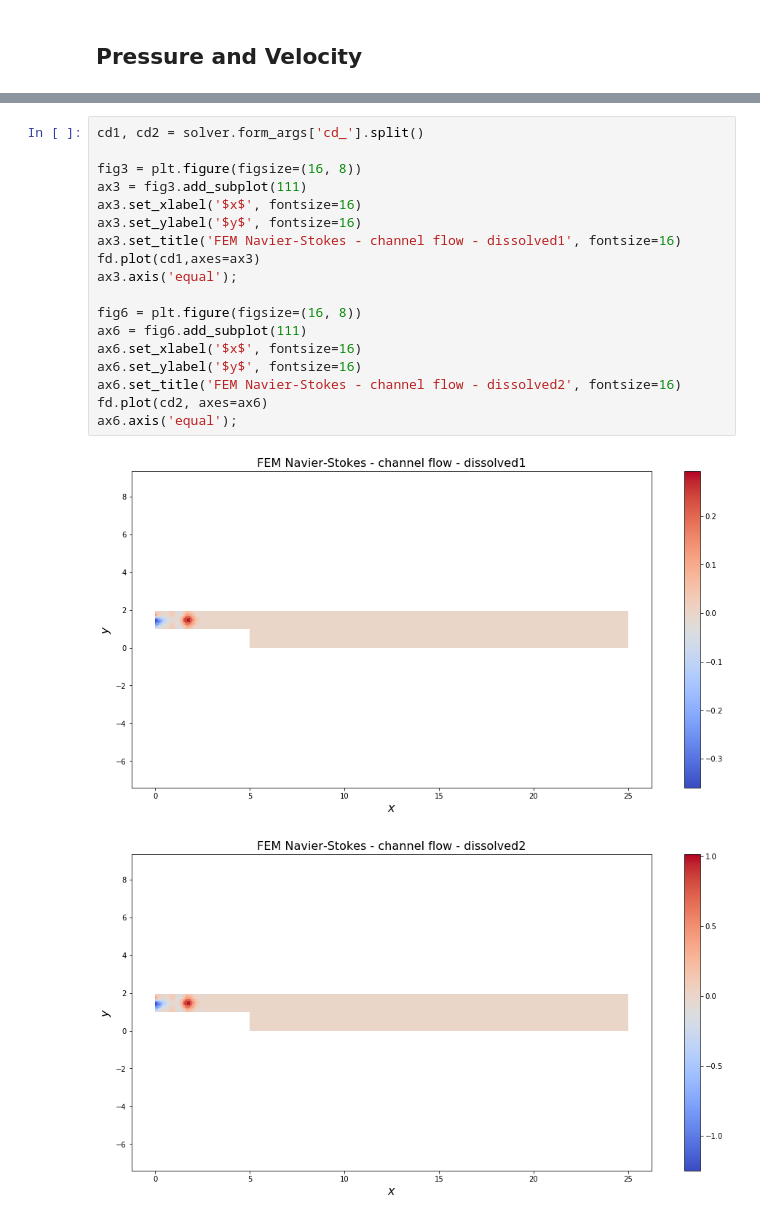
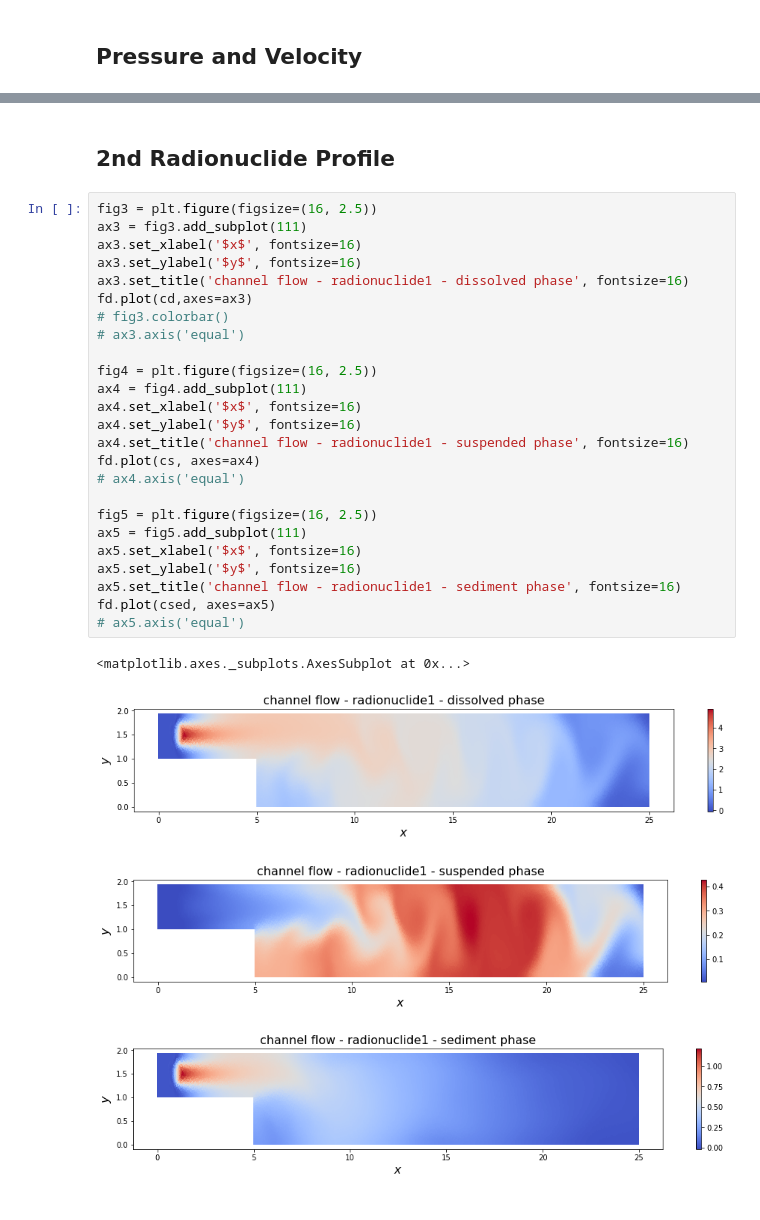
Before and after one commit to msc-acse/acse-9-independent-research-project-kmei92, a Jupyter notebook: acse/fireframe/demo/radio_transport_demo.ipynb, the cells around one changed output, grey strips where cells are left out. Saved outputs shown, nothing was run; the diff lists cells and outputs as text.

```diff
--- a/acse/fireframe/demo/radio_transport_demo.ipynb
+++ b/acse/fireframe/demo/radio_transport_demo.ipynb
@@ -116,21 +163,32 @@ ax2.axis('equal');
+# %% [markdown]
+## 2nd Radionuclide Profile
 # %%
-cd1, cd2 = solver.form_args['cd_'].split()
-
-fig3 = plt.figure(figsize=(16, 8))
+fig3 = plt.figure(figsize=(16, 2.5))
 ax3 = fig3.add_subplot(111)
 ax3.set_xlabel('$x$', fontsize=16)
 ax3.set_ylabel('$y$', fontsize=16)
-ax3.set_title('FEM Navier-Stokes - channel flow - dissolved1', fontsize=16)
-fd.plot(cd1,axes=ax3)
-ax3.axis('equal');
+ax3.set_title('channel flow - radionuclide1 - dissolved phase', fontsize=16)
+fd.plot(cd,axes=ax3)
+# fig3.colorbar()
+# ax3.axis('equal')
 
-fig6 = plt.figure(figsize=(16, 8))
-ax6 = fig6.add_subplot(111)
-ax6.set_xlabel('$x$', fontsize=16)
-ax6.set_ylabel('$y$', fontsize=16)
-ax6.set_title('FEM Navier-Stokes - channel flow - dissolved2', fontsize=16)
-fd.plot(cd2, axes=ax6)
-ax6.axis('equal');
+fig4 = plt.figure(figsize=(16, 2.5))
+ax4 = fig4.add_subplot(111)
+ax4.set_xlabel('$x$', fontsize=16)
+ax4.set_ylabel('$y$', fontsize=16)
+ax4.set_title('channel flow - radionuclide1 - suspended phase', fontsize=16)
+fd.plot(cs, axes=ax4)
+# ax4.axis('equal')
+
+fig5 = plt.figure(figsize=(16, 2.5))
+ax5 = fig5.add_subplot(111)
+ax5.set_xlabel('$x$', fontsize=16)
+ax5.set_ylabel('$y$', fontsize=16)
+ax5.set_title('channel flow - radionuclide1 - sediment phase', fontsize=16)
+fd.plot(csed, axes=ax5)
+# ax5.axis('equal')
 # %% [output]
+<matplotlib.axes._subplots.AxesSubplot at 0x...>
-[figure, old version]
+[figure, new version]
-[figure, old version]
+[figure, new version]
+[figure, added]
```
Also changed, not shown: parts of 13 cells of this notebook, 11 other files.
